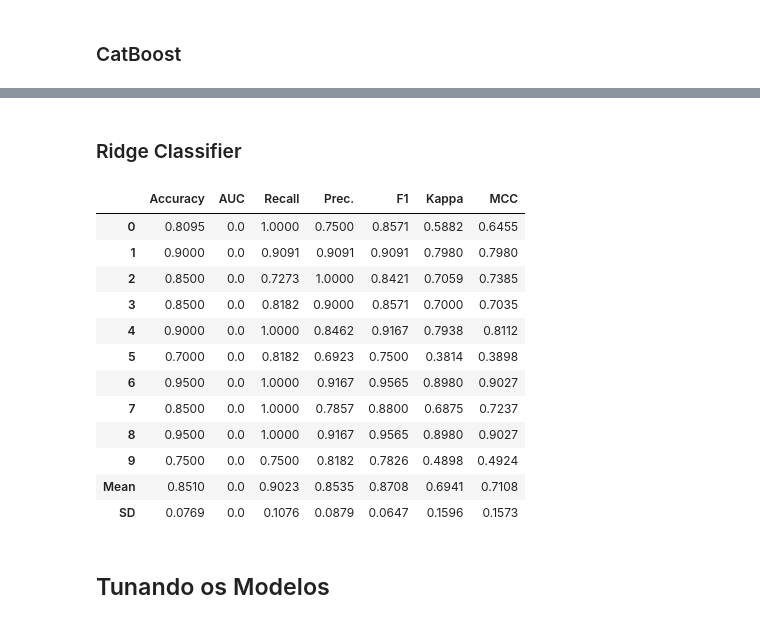
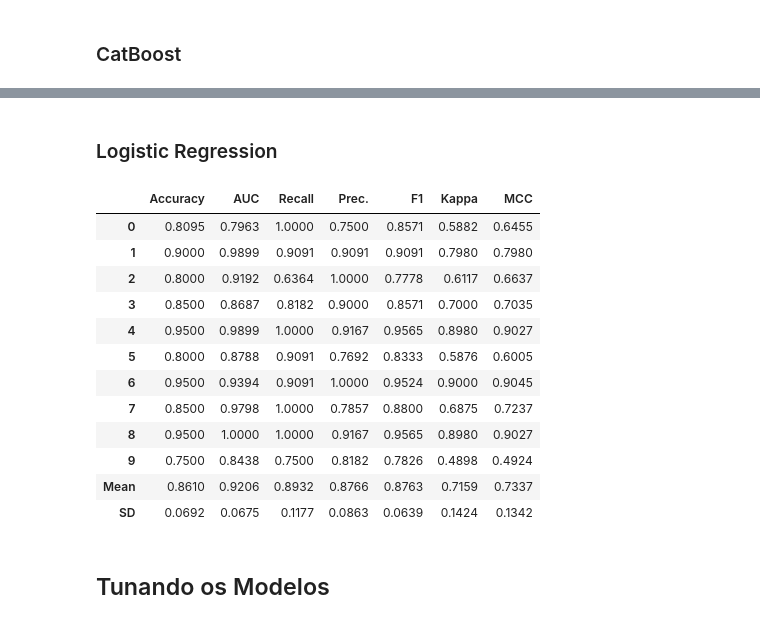
Before and after one commit to Tiagoeem/Ensaio_Sobre_o_AutoML, a Jupyter notebook: Auto_ML_PyCaret_Customizado_Heart.ipynb, the cells around one changed output, grey strips where cells are left out. Drawn from its saved outputs; the diff is of its cells as text; code cells hidden in the pictures.

```diff
--- a/Auto_ML_PyCaret_Customizado_Heart.ipynb
+++ b/Auto_ML_PyCaret_Customizado_Heart.ipynb
@@ -169,22 +168,22 @@ catboost = create_model(estimator='catboost')
-# %% [markdown]
-### Ridge Classifier
+# %% [markdown]
+### Logistic Regression
 # %%
-# Ridge Classifier
-random_ridge = create_model('ridge')
+# LR Classifier
+lr = create_model('lr')
 # %% [output]
 |  | Accuracy | AUC | Recall | Prec. | F1 | Kappa | MCC |
-| 0 | 0.8095 | 0.0 | 1.0000 | 0.7500 | 0.8571 | 0.5882 | 0.6455 |
-| 1 | 0.9000 | 0.0 | 0.9091 | 0.9091 | 0.9091 | 0.7980 | 0.7980 |
-| 2 | 0.8500 | 0.0 | 0.7273 | 1.0000 | 0.8421 | 0.7059 | 0.7385 |
-| 3 | 0.8500 | 0.0 | 0.8182 | 0.9000 | 0.8571 | 0.7000 | 0.7035 |
-| 4 | 0.9000 | 0.0 | 1.0000 | 0.8462 | 0.9167 | 0.7938 | 0.8112 |
-| 5 | 0.7000 | 0.0 | 0.8182 | 0.6923 | 0.7500 | 0.3814 | 0.3898 |
-| 6 | 0.9500 | 0.0 | 1.0000 | 0.9167 | 0.9565 | 0.8980 | 0.9027 |
-| 7 | 0.8500 | 0.0 | 1.0000 | 0.7857 | 0.8800 | 0.6875 | 0.7237 |
-| 8 | 0.9500 | 0.0 | 1.0000 | 0.9167 | 0.9565 | 0.8980 | 0.9027 |
-| 9 | 0.7500 | 0.0 | 0.7500 | 0.8182 | 0.7826 | 0.4898 | 0.4924 |
-| Mean | 0.8510 | 0.0 | 0.9023 | 0.8535 | 0.8708 | 0.6941 | 0.7108 |
-| SD | 0.0769 | 0.0 | 0.1076 | 0.0879 | 0.0647 | 0.1596 | 0.1573 |
+| 0 | 0.8095 | 0.7963 | 1.0000 | 0.7500 | 0.8571 | 0.5882 | 0.6455 |
+| 1 | 0.9000 | 0.9899 | 0.9091 | 0.9091 | 0.9091 | 0.7980 | 0.7980 |
+| 2 | 0.8000 | 0.9192 | 0.6364 | 1.0000 | 0.7778 | 0.6117 | 0.6637 |
+| 3 | 0.8500 | 0.8687 | 0.8182 | 0.9000 | 0.8571 | 0.7000 | 0.7035 |
+| 4 | 0.9500 | 0.9899 | 1.0000 | 0.9167 | 0.9565 | 0.8980 | 0.9027 |
+| 5 | 0.8000 | 0.8788 | 0.9091 | 0.7692 | 0.8333 | 0.5876 | 0.6005 |
+| 6 | 0.9500 | 0.9394 | 0.9091 | 1.0000 | 0.9524 | 0.9000 | 0.9045 |
+| 7 | 0.8500 | 0.9798 | 1.0000 | 0.7857 | 0.8800 | 0.6875 | 0.7237 |
+| 8 | 0.9500 | 1.0000 | 1.0000 | 0.9167 | 0.9565 | 0.8980 | 0.9027 |
+| 9 | 0.7500 | 0.8438 | 0.7500 | 0.8182 | 0.7826 | 0.4898 | 0.4924 |
+| Mean | 0.8610 | 0.9206 | 0.8932 | 0.8766 | 0.8763 | 0.7159 | 0.7337 |
+| SD | 0.0692 | 0.0675 | 0.1177 | 0.0863 | 0.0639 | 0.1424 | 0.1342 |
 # %% [markdown]
 ## Tunando os Modelos
 # %% [markdown]
```
Also changed, not shown: parts of 24 cells of this notebook.
